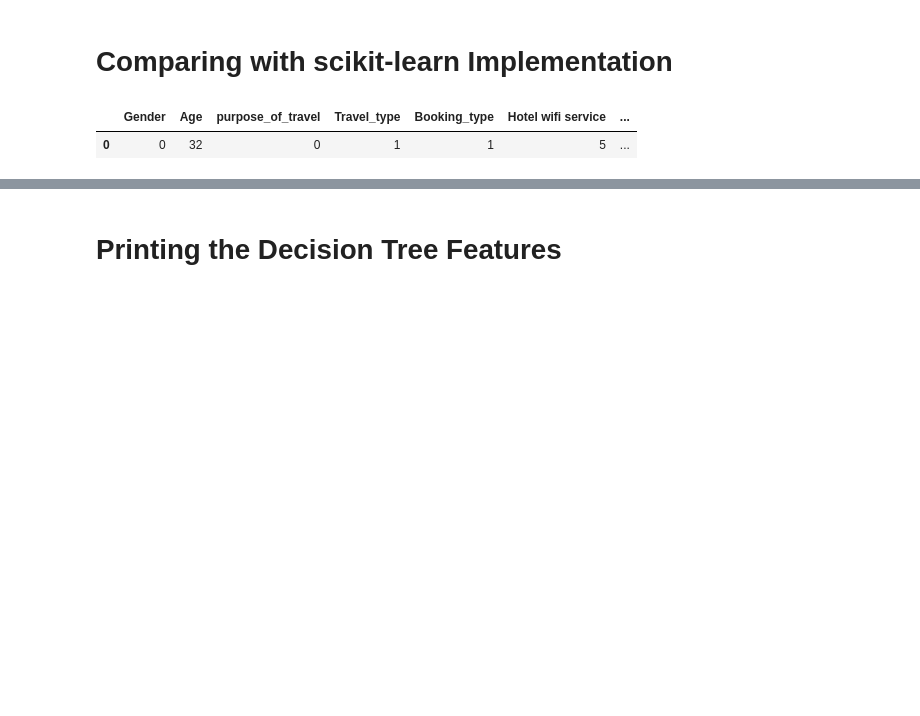
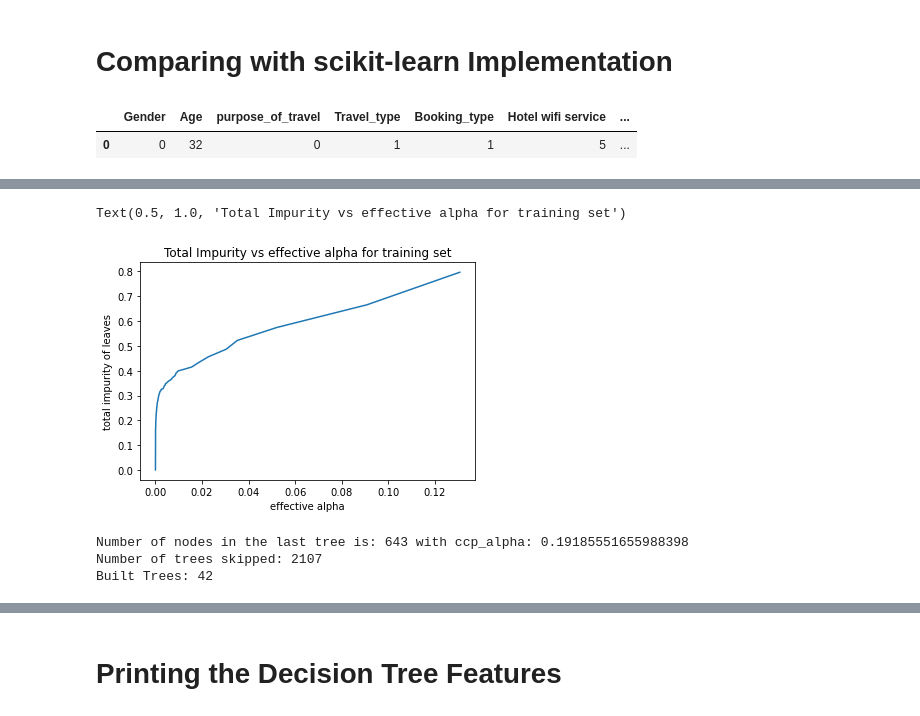
Before and after one commit to heisenbug237/WoC3_MLe, a Jupyter notebook: MyTree.ipynb, the cells around one changed output, grey strips where cells are left out. Cells and saved outputs as stored; diff of their text form; code cells hidden in the pictures; blank space fills up the shorter version.

```diff
--- a/MyTree.ipynb
+++ b/MyTree.ipynb
@@ -312,0 +362,41 @@ libtime=time.time()-start
+# %%
+clf = DecisionTreeClassifier(criterion='entropy', random_state=0)
+path = clf.cost_complexity_pruning_path(X_train, y_train)
+ccp_alphas, impurities = path.ccp_alphas, path.impurities
+# %%
+fig, ax = plt.subplots()
+ax.plot(ccp_alphas[:-1], impurities[:-1])
+ax.set_xlabel("effective alpha")
+ax.set_ylabel("total impurity of leaves")
+ax.set_title("Total Impurity vs effective alpha for training set")
+# %% [output]
+Text(0.5, 1.0, 'Total Impurity vs effective alpha for training set')
+[figure, added]
+# %%
+clfs = []
+count=0
+skip=0
+run=0
+good_ccp_alphas=[]
+for ccp_alpha in ccp_alphas:
+    count+=1
+    if count != 50:
+        skip+=1
+        continue
+
+    if ccp_alpha > 0.000175:
+        break
+    clf = DecisionTreeClassifier(criterion='entropy', random_state=0, ccp_alpha=ccp_alpha)
+    clf.fit(X_train, y_train)
+    clfs.append(clf)
+    good_ccp_alphas.append(ccp_alpha)
+
+    count=0
+    run+=1
+print("Number of nodes in the last tree is: {} with ccp_alpha: {}".format(
+      clfs[-1].tree_.node_count, ccp_alphas[-1]))
+print("Number of trees skipped: {}\nBuilt Trees: {}".format(skip,run))
+# %% [output]
+Number of nodes in the last tree is: 643 with ccp_alpha: 0.19185551655988398
+Number of trees skipped: 2107
+Built Trees: 42
```
Also changed, not shown: parts of 17 cells of this notebook.
